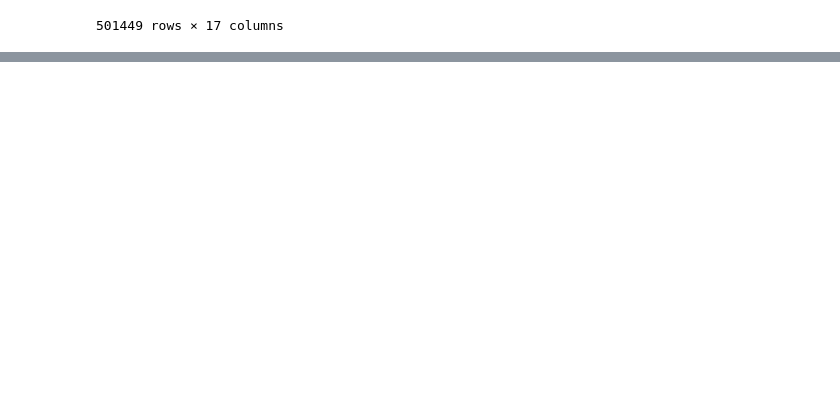
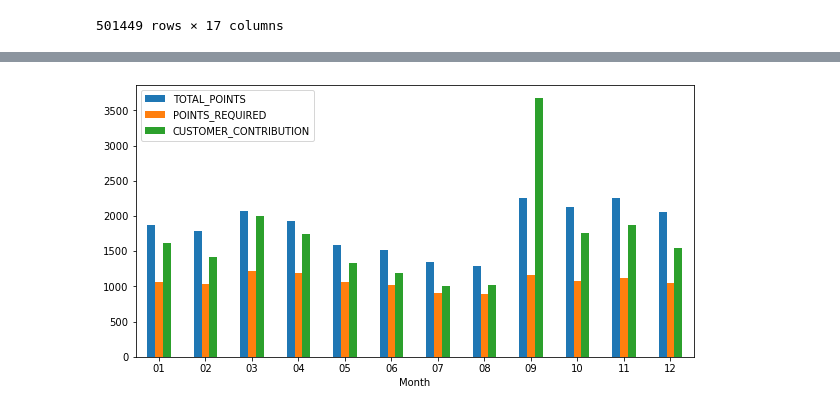
Before and after one commit to Alantjee/GBACDutchieVita, a Jupyter notebook: Prizes database notebook.ipynb, the cells around one changed output, grey strips where cells are left out. Cells and saved outputs as stored; diff of their text form; code cells hidden in the pictures; blank space fills up the shorter version.

```diff
--- a/Prizes database notebook.ipynb
+++ b/Prizes database notebook.ipynb
@@ -209,0 +258,3 @@ df
+# %%
+dfmonth = df[['TOTAL_POINTS','POINTS_REQUIRED','CUSTOMER_CONTRIBUTION','DATE']].copy()
+dfmonth
@@ -209,0 +275,4 @@ df
+# %%
+dfmonth['CUSTOMER_CONTRIBUTION*1000'] = dfmonth['CUSTOMER_CONTRIBUTION']*1000
+# %%
+dfmonth[['Year','Month','Day']] = dfmonth.DATE.str.split("-",expand=True,)
@@ -209,0 +296,3 @@ df
+# %%
+dfmonth = dfmonth.groupby(['Month']).mean()
+dfmonth
@@ -209,0 +314,4 @@ df
+# %%
+DATE = dfmonth.plot.bar(rot=0,figsize=(10, 5))
+# %% [output]
+[figure, added]
```
Also changed, not shown: parts of 60 cells of this notebook.
